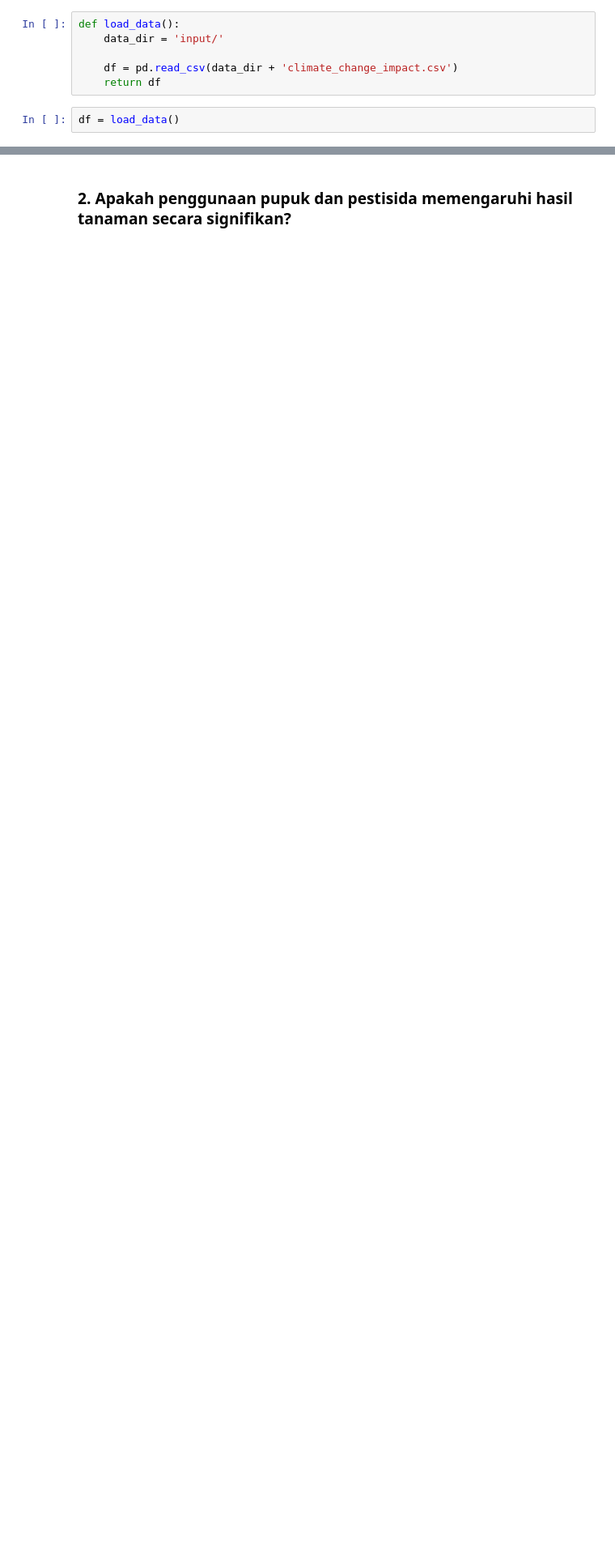
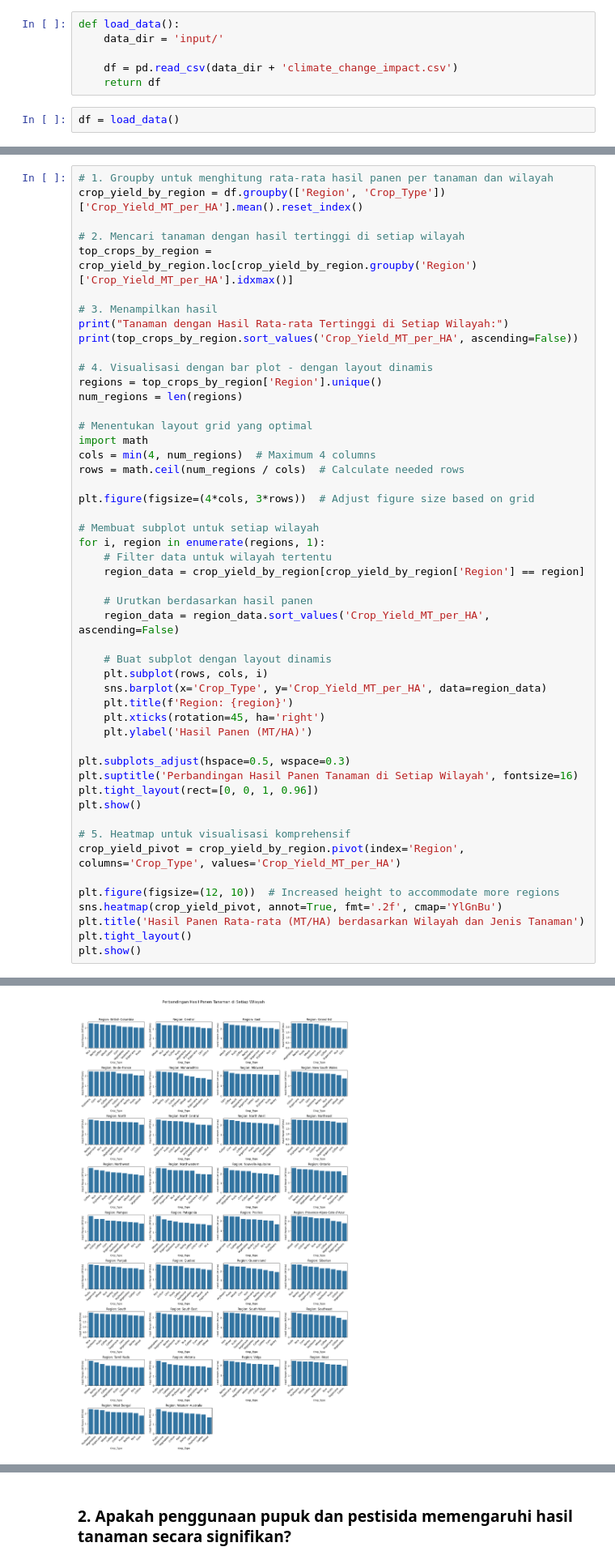
Before and after one commit to AzrilFahmiardi/climate_change_impact_regression, a Jupyter notebook: rumusan_masalah.ipynb, the cells around one changed output, grey strips where cells are left out. Shown at 81% size. Cells and saved outputs as stored; diff of their text form; blank space fills up the shorter version.

```diff
--- a/rumusan_masalah.ipynb
+++ b/rumusan_masalah.ipynb
@@ -17,0 +18,51 @@ df = load_data()
+# %%
+# 1. Groupby untuk menghitung rata-rata hasil panen per tanaman dan wilayah
+crop_yield_by_region = df.groupby(['Region', 'Crop_Type'])['Crop_Yield_MT_per_HA'].mean().reset_index()
+
+# 2. Mencari tanaman dengan hasil tertinggi di setiap wilayah
+top_crops_by_region = crop_yield_by_region.loc[crop_yield_by_region.groupby('Region')['Crop_Yield_MT_per_HA'].idxmax()]
+
+# 3. Menampilkan hasil
+print("Tanaman dengan Hasil Rata-rata Tertinggi di Setiap Wilayah:")
+print(top_crops_by_region.sort_values('Crop_Yield_MT_per_HA', ascending=False))
+
+# 4. Visualisasi dengan bar plot - dengan layout dinamis
+regions = top_crops_by_region['Region'].unique()
+num_regions = len(regions)
+
+# Menentukan layout grid yang optimal
+import math
+cols = min(4, num_regions)  # Maximum 4 columns
+rows = math.ceil(num_regions / cols)  # Calculate needed rows
+
+plt.figure(figsize=(4*cols, 3*rows))  # Adjust figure size based on grid
+
+# Membuat subplot untuk setiap wilayah
+for i, region in enumerate(regions, 1):
+    # Filter data untuk wilayah tertentu
+    region_data = crop_yield_by_region[crop_yield_by_region['Region'] == region]
+
+    # Urutkan berdasarkan hasil panen
+    region_data = region_data.sort_values('Crop_Yield_MT_per_HA', ascending=False)
+
+    # Buat subplot dengan layout dinamis
+    plt.subplot(rows, cols, i)
+    sns.barplot(x='Crop_Type', y='Crop_Yield_MT_per_HA', data=region_data)
+    plt.title(f'Region: {region}')
+    plt.xticks(rotation=45, ha='right')
+    plt.ylabel('Hasil Panen (MT/HA)')
+
+plt.subplots_adjust(hspace=0.5, wspace=0.3)
+plt.suptitle('Perbandingan Hasil Panen Tanaman di Setiap Wilayah', fontsize=16)
+plt.tight_layout(rect=[0, 0, 1, 0.96])
+plt.show()
+
+# 5. Heatmap untuk visualisasi komprehensif
+crop_yield_pivot = crop_yield_by_region.pivot(index='Region', columns='Crop_Type', values='Crop_Yield_MT_per_HA')
+
+plt.figure(figsize=(12, 10))  # Increased height to accommodate more regions
+sns.heatmap(crop_yield_pivot, annot=True, fmt='.2f', cmap='YlGnBu')
+plt.title('Hasil Panen Rata-rata (MT/HA) berdasarkan Wilayah dan Jenis Tanaman')
+plt.tight_layout()
+plt.show()
+# %% [output]
@@ -17,0 +86 @@ df = load_data()
+[figure, added]
```
Also changed, not shown: parts of 2 cells of this notebook, 1 other file.
